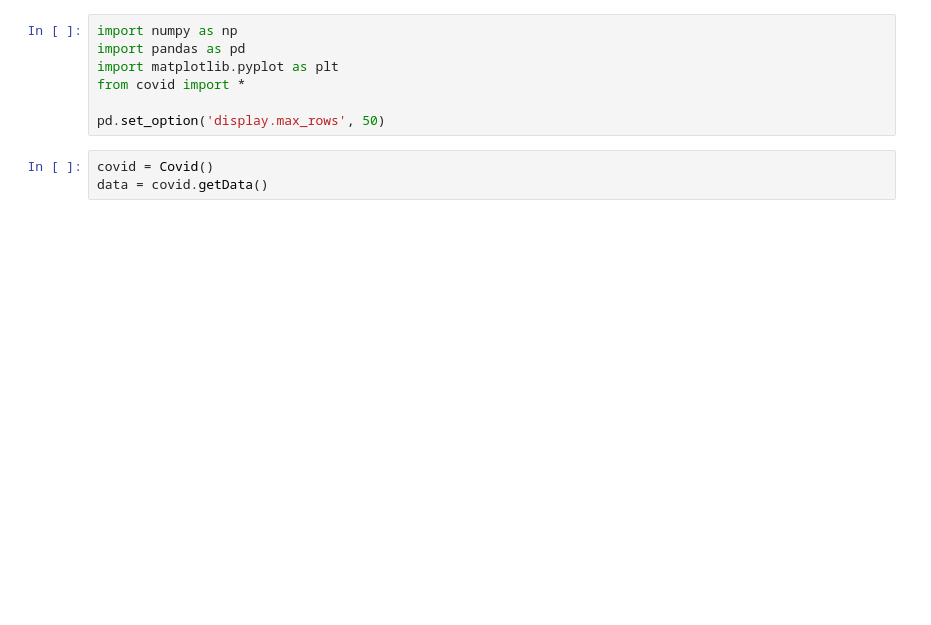
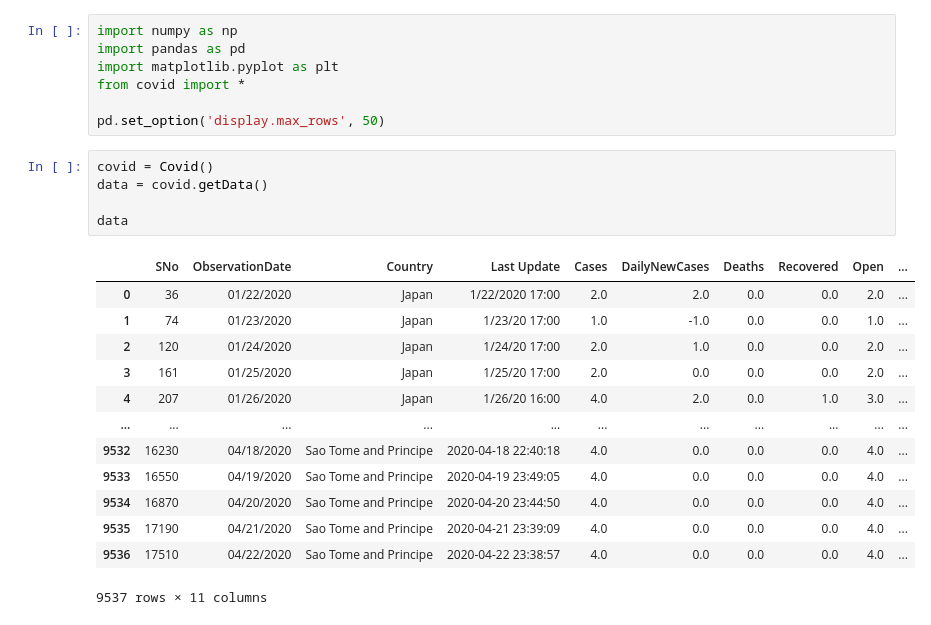
Before and after one commit to georgethebeatle/covid, a Jupyter notebook: Covid.ipynb, the cells around one changed output. Cells and saved outputs as stored; diff of their text form; blank space fills up the shorter version.

```diff
--- a/Covid.ipynb
+++ b/Covid.ipynb
@@ -8,4 +8,20 @@ pd.set_option('display.max_rows', 50)
 # %%
 covid = Covid()
 data = covid.getData()
+
+data
+# %% [output]
+|  | SNo | ObservationDate | Country | Last Update | Cases | DailyNewCases | Deaths | Recovered | Open | ... |
+| 0 | 36 | 01/22/2020 | Japan | 1/22/2020 17:00 | 2.0 | 2.0 | 0.0 | 0.0 | 2.0 | ... |
+| 1 | 74 | 01/23/2020 | Japan | 1/23/20 17:00 | 1.0 | -1.0 | 0.0 | 0.0 | 1.0 | ... |
+| 2 | 120 | 01/24/2020 | Japan | 1/24/20 17:00 | 2.0 | 1.0 | 0.0 | 0.0 | 2.0 | ... |
+| 3 | 161 | 01/25/2020 | Japan | 1/25/20 17:00 | 2.0 | 0.0 | 0.0 | 0.0 | 2.0 | ... |
+| 4 | 207 | 01/26/2020 | Japan | 1/26/20 16:00 | 4.0 | 2.0 | 0.0 | 1.0 | 3.0 | ... |
+| ... | ... | ... | ... | ... | ... | ... | ... | ... | ... | ... |
+| 9532 | 16230 | 04/18/2020 | Sao Tome and Principe | 2020-04-18 22:40:18 | 4.0 | 0.0 | 0.0 | 0.0 | 4.0 | ... |
+| 9533 | 16550 | 04/19/2020 | Sao Tome and Principe | 2020-04-19 23:49:05 | 4.0 | 0.0 | 0.0 | 0.0 | 4.0 | ... |
+| 9534 | 16870 | 04/20/2020 | Sao Tome and Principe | 2020-04-20 23:44:50 | 4.0 | 0.0 | 0.0 | 0.0 | 4.0 | ... |
+| 9535 | 17190 | 04/21/2020 | Sao Tome and Principe | 2020-04-21 23:39:09 | 4.0 | 0.0 | 0.0 | 0.0 | 4.0 | ... |
+| 9536 | 17510 | 04/22/2020 | Sao Tome and Principe | 2020-04-22 23:38:57 | 4.0 | 0.0 | 0.0 | 0.0 | 4.0 | ... |
+9537 rows × 11 columns
 # %%
```
Also changed, not shown: parts of 2 cells of this notebook, 1 other file.
